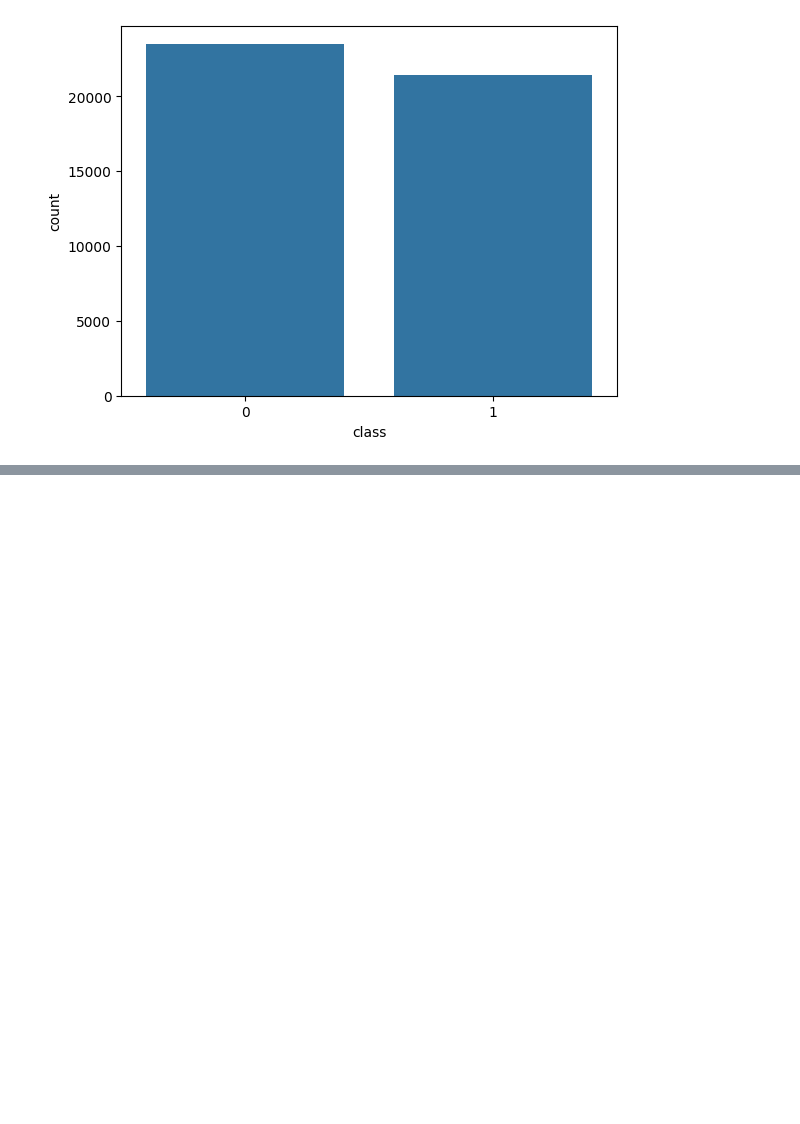
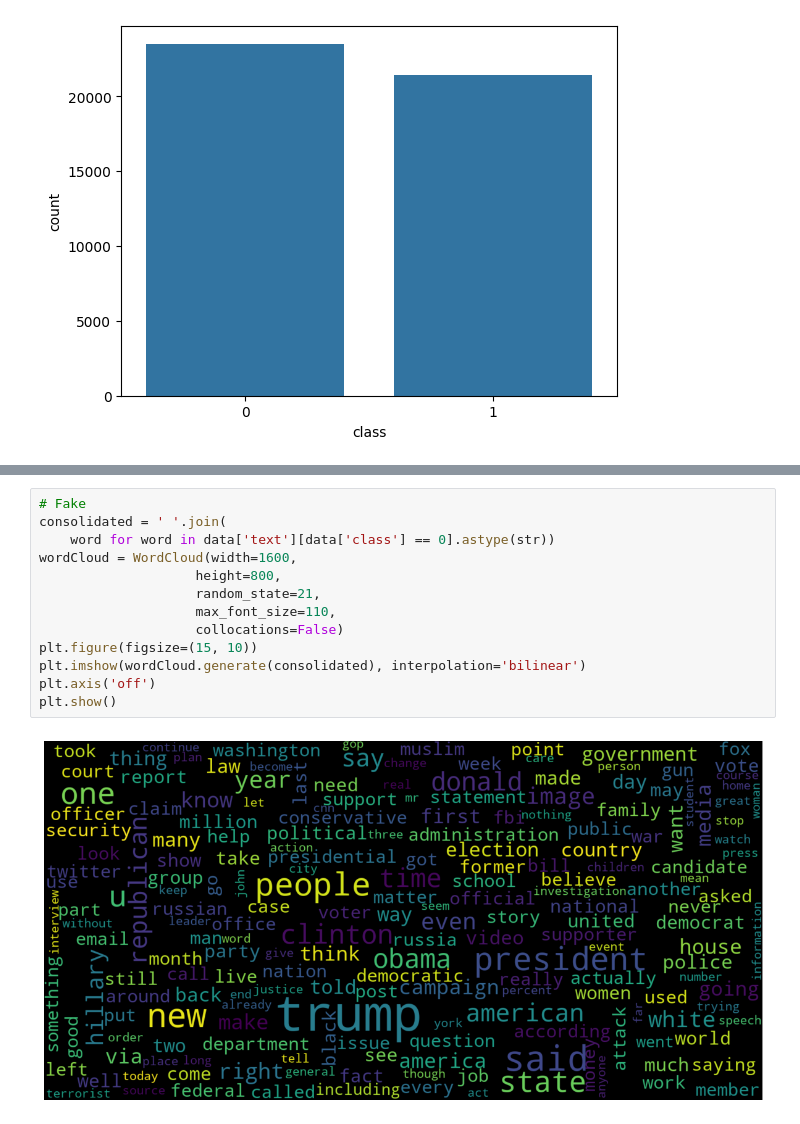
Before and after one commit to lakshay633/CodeClauseInternship_Fake_News_Detection, a Jupyter notebook: 1.ipynb, the cells around one changed output, grey strips where cells are left out. Cells and saved outputs as stored; diff of their text form; blank space fills up the shorter version.

```diff
--- a/1.ipynb
+++ b/1.ipynb
@@ -55,0 +104,15 @@ sns.countplot(data=data, x='class', order=data['class'].value_counts().index)
+# %%
+# Fake
+consolidated = ' '.join(
+	word for word in data['text'][data['class'] == 0].astype(str))
+wordCloud = WordCloud(width=1600,
+					height=800,
+					random_state=21,
+					max_font_size=110,
+					collocations=False)
+plt.figure(figsize=(15, 10))
+plt.imshow(wordCloud.generate(consolidated), interpolation='bilinear')
+plt.axis('off')
+plt.show()
+# %% [output]
+[figure, added]
```
Also changed, not shown: parts of 12 cells of this notebook.
